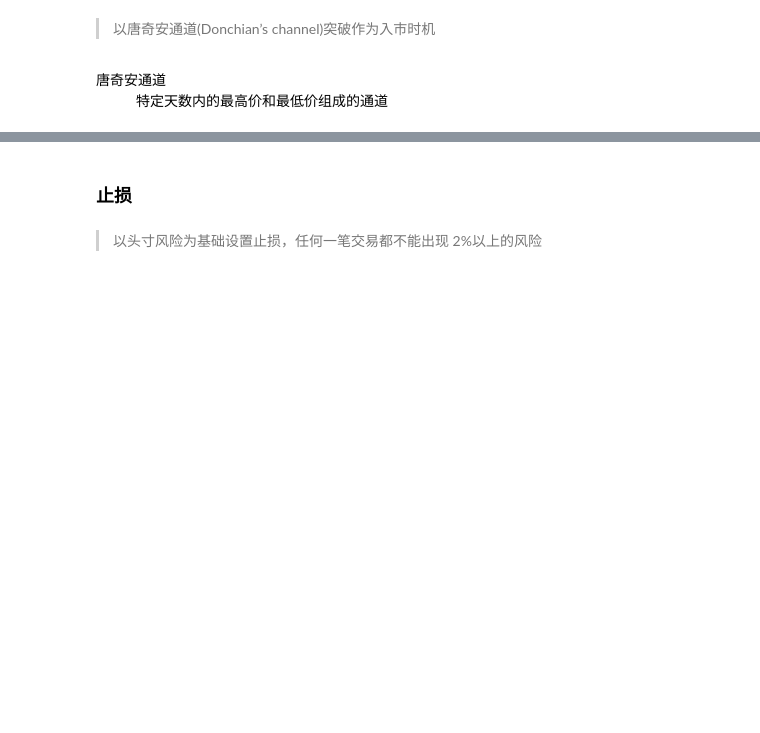
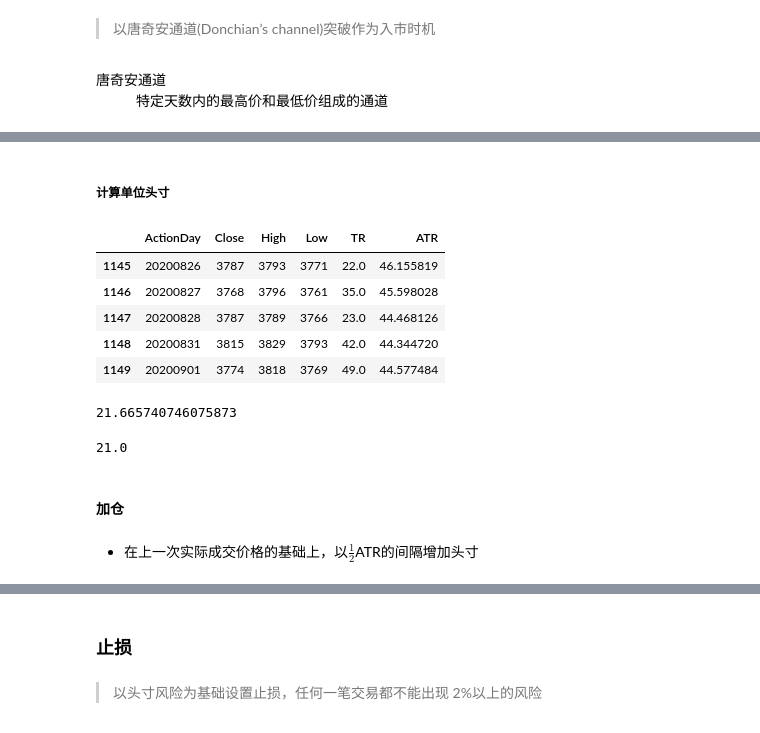
Before and after one commit to christinemu/quant-trading, a Jupyter notebook: TradingStrategy.ipynb, the cells around one changed output, grey strips where cells are left out. Saved outputs shown, nothing was run; the diff lists cells and outputs as text; code cells hidden in the pictures; blank space fills up the shorter version.

```diff
--- a/TradingStrategy.ipynb
+++ b/TradingStrategy.ipynb
@@ -493,0 +590,25 @@ Dennis教授这些海龟们依靠科学的方法进行交易，以减少交易
+# %% [markdown]
+##### 计算单位头寸
+# %%
+rbDaily.tail()
+# %% [output]
+|  | ActionDay | Close | High | Low | TR | ATR |
+| 1145 | 20200826 | 3787 | 3793 | 3771 | 22.0 | 46.155819 |
+| 1146 | 20200827 | 3768 | 3796 | 3761 | 35.0 | 45.598028 |
+| 1147 | 20200828 | 3787 | 3789 | 3766 | 23.0 | 44.468126 |
+| 1148 | 20200831 | 3815 | 3829 | 3793 | 42.0 | 44.344720 |
+| 1149 | 20200901 | 3774 | 3818 | 3769 | 49.0 | 44.577484 |
+# %%
+rawUnit = 1000000*0.01/(rbDaily.loc[1145,'ATR']*10)
+rawUnit
+# %% [output]
+21.665740746075873
+# %%
+unit = np.floor(rawUnit)
+unit
+# %% [output]
+21.0
+# %% [markdown]
+#### 加仓
+# %% [markdown]
+- 在上一次实际成交价格的基础上，以$\frac{1}{2}$ATR的间隔增加头寸
```
Also changed, not shown: parts of 41 cells of this notebook, 6 other files.
